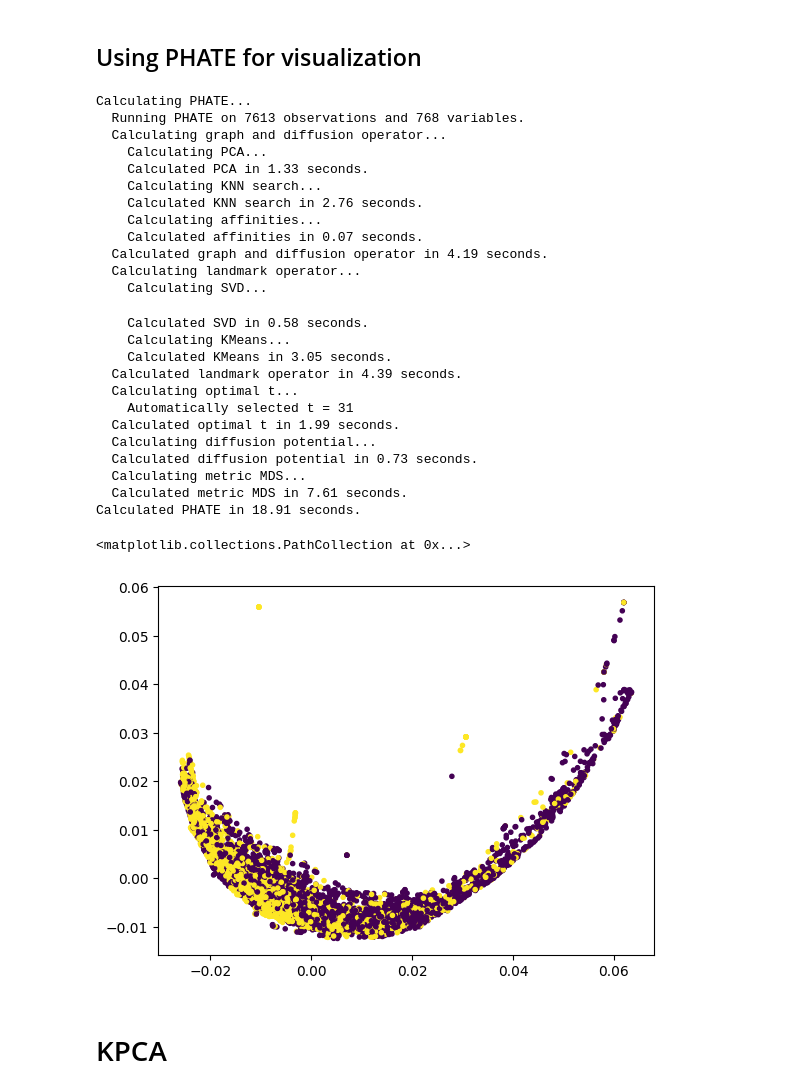
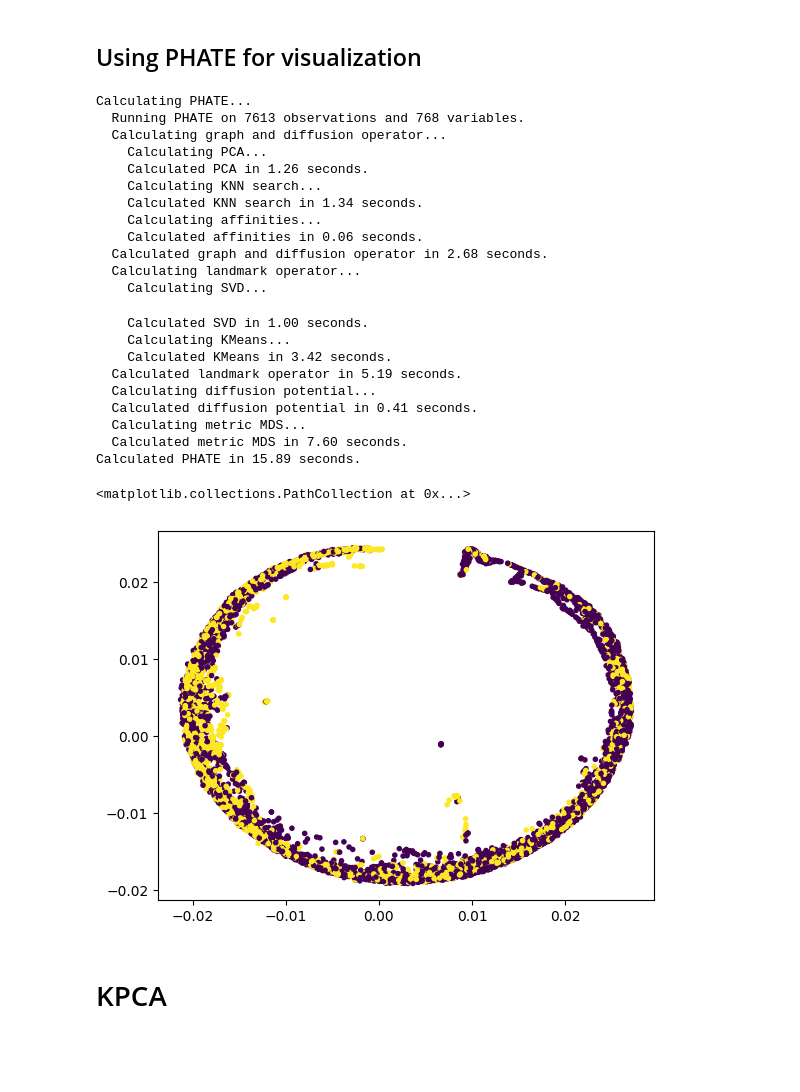
Before and after one commit to Crashprn/MachineLearningFinalProject, a Jupyter notebook: visualization.ipynb, the cells around one changed output. Drawn from its saved outputs; the diff is of its cells as text; code cells hidden in the pictures; blank space fills up the shorter version.

```diff
--- a/visualization.ipynb
+++ b/visualization.ipynb
@@ -33,38 +33,35 @@ text_embeddings = data[[str(i) for i in range(768)]].values
 # %% [markdown]
 ## Using PHATE for visualization
 # %%
-phate_operator = PHATE(n_components=2, n_jobs=10)
+phate_operator = PHATE(n_components=2,t=10, gamma=1, n_jobs=10)
 
 transformed_data = phate_operator.fit_transform(text_embeddings)
 
 plt.scatter(transformed_data[:, 0], transformed_data[:, 1], marker="." , c=data["target"])
 # %% [output]
 Calculating PHATE...
   Running PHATE on 7613 observations and 768 variables.
   Calculating graph and diffusion operator...
     Calculating PCA...
-    Calculated PCA in 1.33 seconds.
+    Calculated PCA in 1.26 seconds.
     Calculating KNN search...
-    Calculated KNN search in 2.76 seconds.
+    Calculated KNN search in 1.34 seconds.
     Calculating affinities...
-    Calculated affinities in 0.07 seconds.
-  Calculated graph and diffusion operator in 4.19 seconds.
+    Calculated affinities in 0.06 seconds.
+  Calculated graph and diffusion operator in 2.68 seconds.
   Calculating landmark operator...
     Calculating SVD...
-    Calculated SVD in 0.58 seconds.
+    Calculated SVD in 1.00 seconds.
     Calculating KMeans...
-    Calculated KMeans in 3.05 seconds.
-  Calculated landmark operator in 4.39 seconds.
-  Calculating optimal t...
-    Automatically selected t = 31
-  Calculated optimal t in 1.99 seconds.
+    Calculated KMeans in 3.42 seconds.
+  Calculated landmark operator in 5.19 seconds.
   Calculating diffusion potential...
-  Calculated diffusion potential in 0.73 seconds.
+  Calculated diffusion potential in 0.41 seconds.
   Calculating metric MDS...
-  Calculated metric MDS in 7.61 seconds.
-Calculated PHATE in 18.91 seconds.
+  Calculated metric MDS in 7.60 seconds.
+Calculated PHATE in 15.89 seconds.
 <matplotlib.collections.PathCollection at 0x...>
-[figure, old version]
+[figure, new version]
 # %% [markdown]
 # KPCA
 # %%
```
Also changed, not shown: parts of 5 cells of this notebook, 1 other file.
